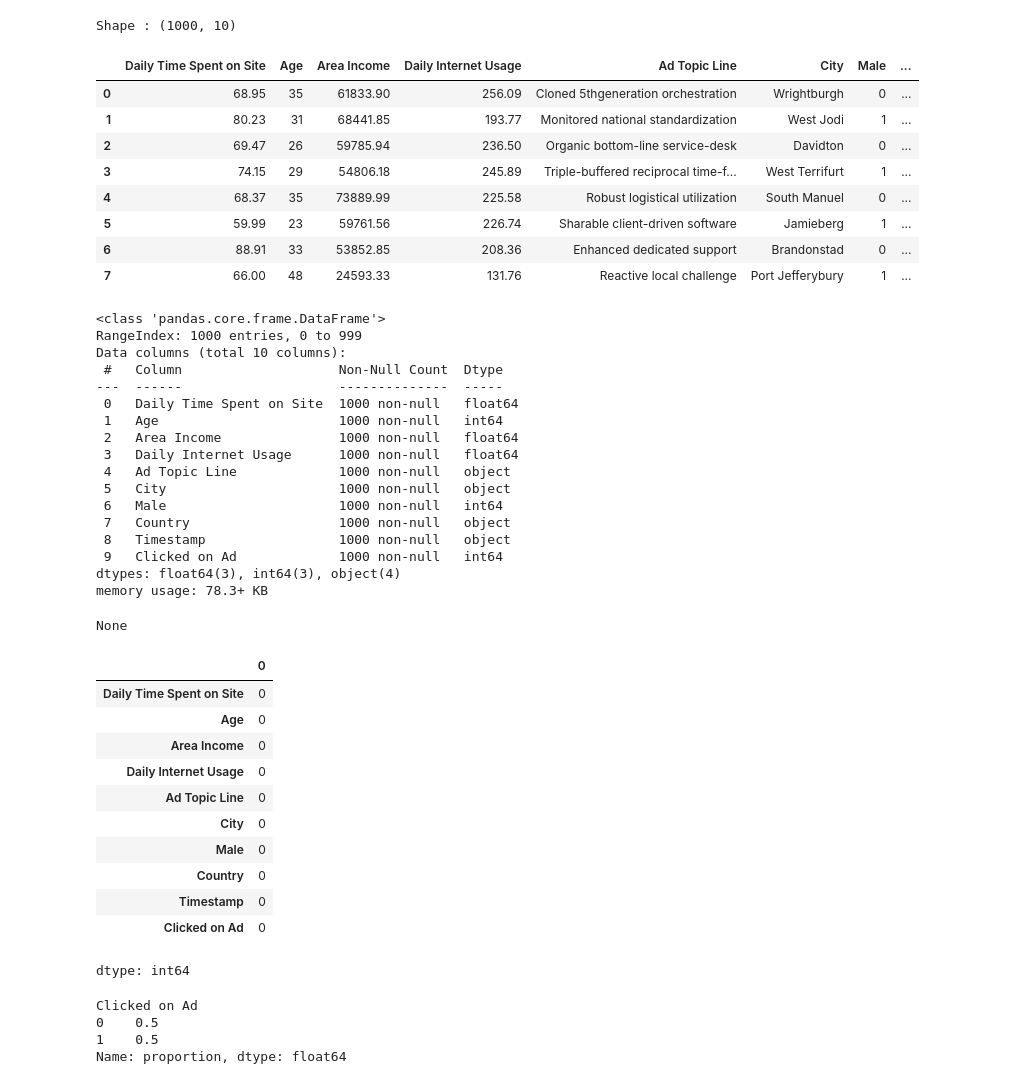
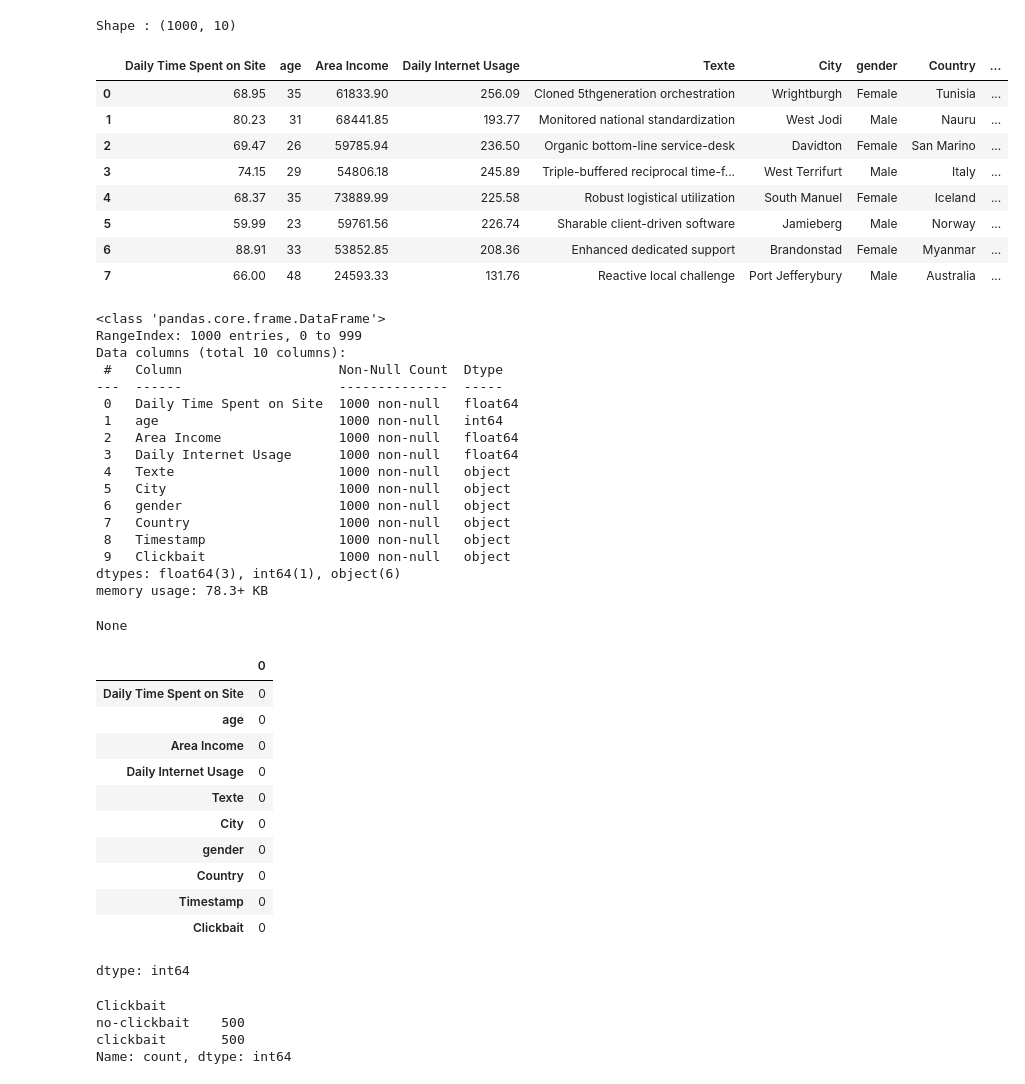
Before and after one commit to alexandre-cameron-borges/ACBorges_Clickscore_SDUDAnalytics, a Jupyter notebook: ACBorges_Clickscore_SDUDAnalytics.ipynb, the cells around one changed output. Cells and saved outputs as stored; diff of their text form; code cells hidden in the pictures.

```diff
--- a/ACBorges_Clickscore_SDUDAnalytics.ipynb
+++ b/ACBorges_Clickscore_SDUDAnalytics.ipynb
@@ -161,64 +171,75 @@ Name: proportion, dtype: float64
 # %%
 # Chemin vers le CSV souvik clickbaitdataset dans ton Drive
 pathtableclickbait_c = "/content/drive/MyDrive/data/raw/advertising.csv"
 tableclickbait_c = pd.read_csv(pathtableclickbait_c)
+
+# Changement colonne Male en Gender et les valeurs 0 en Female, 1 en Male et Ad Topic Line en Texte et Age en age
+tableclickbait_c['Male'] = tableclickbait_c['Male'].map({1: 'Male', 0: 'Female'})
+tableclickbait_c.rename(columns={'Male': 'gender'}, inplace=True)
+tableclickbait_c.rename(columns={'Age': 'age'}, inplace=True)
+tableclickbait_c.rename(columns={'Ad Topic Line': 'Texte'}, inplace=True)
+
+
+# Changement colonne 'clicked on ad' en 'clickbait' et les valeurs 0 en no-clickbait, 1 en clickbait
+tableclickbait_c['Clicked on Ad'] = tableclickbait_c['Clicked on Ad'].map({1: 'clickbait', 0: 'no-clickbait'})
+tableclickbait_c.rename(columns={'Clicked on Ad': 'Clickbait'}, inplace=True)
 
 # Aperçu rapide
 print("Shape :", tableclickbait_c.shape)
 display(tableclickbait_c.head(8))
 
 # Comptage des nulls et types
 display(tableclickbait_c.info())
 display(tableclickbait_c.isnull().sum())
 
 # Répartition clickbait vs non-clickbait
-counts = tableclickbait_c['Clicked on Ad'].value_counts(normalize=True)
+counts = tableclickbait_c['Clickbait'].value_counts()
 print(counts)
 # %% [output]
 Shape : (1000, 10)
-|  | Daily Time Spent on Site | Age | Area Income | Daily Internet Usage | Ad Topic Line | City | Male | ... |
-| 0 | 68.95 | 35 | 61833.90 | 256.09 | Cloned 5thgeneration orchestration | Wrightburgh | 0 | ... |
-| 1 | 80.23 | 31 | 68441.85 | 193.77 | Monitored national standardization | West Jodi | 1 | ... |
-| 2 | 69.47 | 26 | 59785.94 | 236.50 | Organic bottom-line service-desk | Davidton | 0 | ... |
-| 3 | 74.15 | 29 | 54806.18 | 245.89 | Triple-buffered reciprocal time-f... | West Terrifurt | 1 | ... |
-| 4 | 68.37 | 35 | 73889.99 | 225.58 | Robust logistical utilization | South Manuel | 0 | ... |
-| 5 | 59.99 | 23 | 59761.56 | 226.74 | Sharable client-driven software | Jamieberg | 1 | ... |
-| 6 | 88.91 | 33 | 53852.85 | 208.36 | Enhanced dedicated support | Brandonstad | 0 | ... |
-| 7 | 66.00 | 48 | 24593.33 | 131.76 | Reactive local challenge | Port Jefferybury | 1 | ... |
+|  | Daily Time Spent on Site | age | Area Income | Daily Internet Usage | Texte | City | gender | Country | ... |
+| 0 | 68.95 | 35 | 61833.90 | 256.09 | Cloned 5thgeneration orchestration | Wrightburgh | Female | Tunisia | ... |
+| 1 | 80.23 | 31 | 68441.85 | 193.77 | Monitored national standardization | West Jodi | Male | Nauru | ... |
+| 2 | 69.47 | 26 | 59785.94 | 236.50 | Organic bottom-line service-desk | Davidton | Female | San Marino | ... |
+| 3 | 74.15 | 29 | 54806.18 | 245.89 | Triple-buffered reciprocal time-f... | West Terrifurt | Male | Italy | ... |
+| 4 | 68.37 | 35 | 73889.99 | 225.58 | Robust logistical utilization | South Manuel | Female | Iceland | ... |
+| 5 | 59.99 | 23 | 59761.56 | 226.74 | Sharable client-driven software | Jamieberg | Male | Norway | ... |
+| 6 | 88.91 | 33 | 53852.85 | 208.36 | Enhanced dedicated support | Brandonstad | Female | Myanmar | ... |
+| 7 | 66.00 | 48 | 24593.33 | 131.76 | Reactive local challenge | Port Jefferybury | Male | Australia | ... |
 <class 'pandas.core.frame.DataFrame'>
 RangeIndex: 1000 entries, 0 to 999
 Data columns (total 10 columns):
  #   Column                    Non-Null Count  Dtype
 ---  ------                    --------------  -----
  0   Daily Time Spent on Site  1000 non-null   float64
- 1   Age                       1000 non-null   int64
+ 1   age                       1000 non-null   int64
  2   Area Income               1000 non-null   float64
  3   Daily Internet Usage      1000 non-null   float64
- 4   Ad Topic Line             1000 non-null   object
+ 4   Texte                     1000 non-null   object
  5   City                      1000 non-null   object
- 6   Male                      1000 non-null   int64
+ 6   gender                    1000 non-null   object
  7   Country                   1000 non-null   object
  8   Timestamp                 1000 non-null   object
- 9   Clicked on Ad             1000 non-null   int64
-dtypes: float64(3), int64(3), object(4)
+ 9   Clickbait                 1000 non-null   object
+dtypes: float64(3), int64(1), object(6)
 memory usage: 78.3+ KB
 None
 |  | 0 |
 | Daily Time Spent on Site | 0 |
-| Age | 0 |
+| age | 0 |
 | Area Income | 0 |
 | Daily Internet Usage | 0 |
-| Ad Topic Line | 0 |
+| Texte | 0 |
 | City | 0 |
-| Male | 0 |
+| gender | 0 |
 | Country | 0 |
 | Timestamp | 0 |
-| Clicked on Ad | 0 |
+| Clickbait | 0 |
 dtype: int64
-Clicked on Ad
-0    0.5
-1    0.5
-Name: proportion, dtype: float64
+Clickbait
+no-clickbait    500
+clickbait       500
+Name: count, dtype: int64
 # %%
 # 1) Chemin vers fichier webis JSONL & 2) Charger le JSONL
 pathtableclickbait_d = "/content/drive/MyDrive/data/raw/webis_clickbait/clickbait17-validation-170630/truth.jsonl"
```
Also changed, not shown: parts of 11 cells of this notebook.
